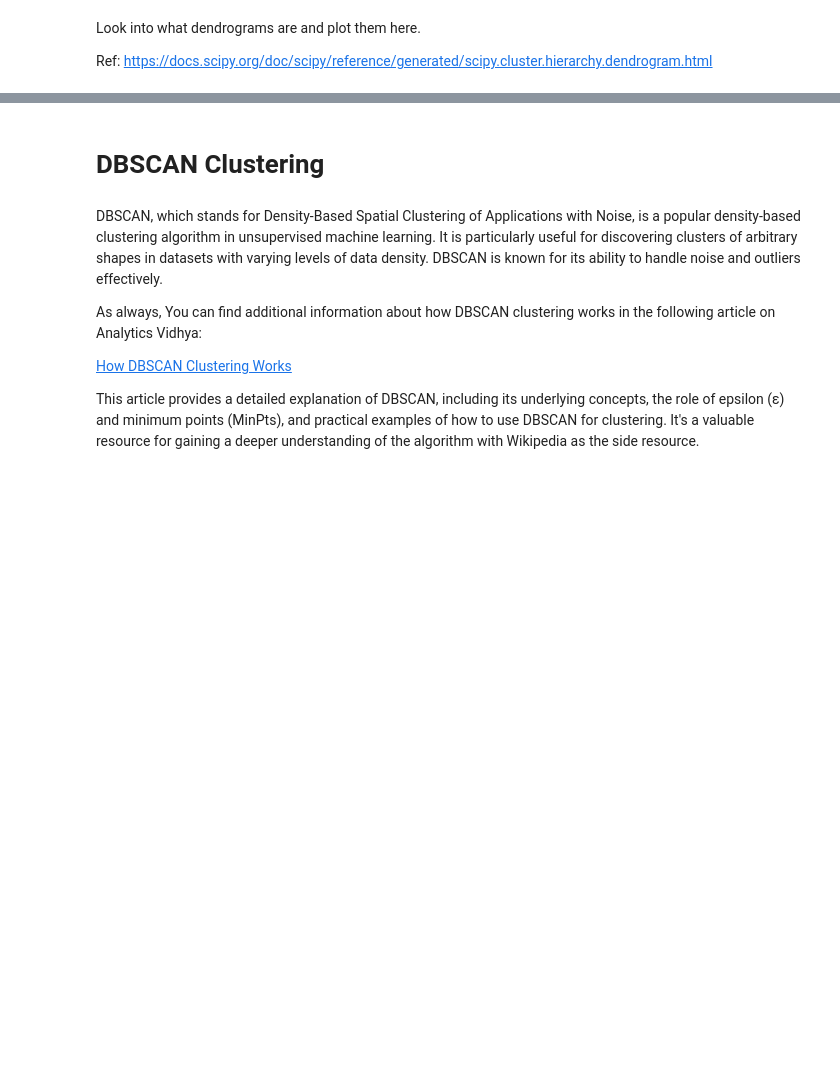
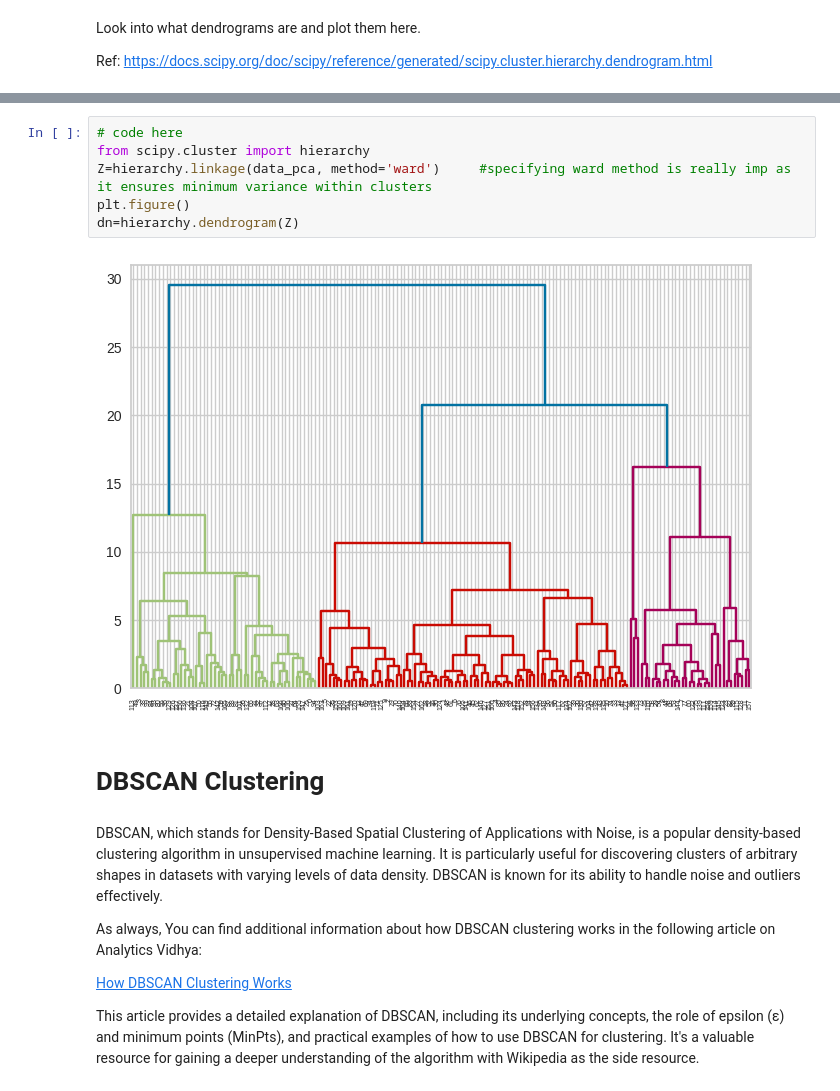
Before and after one commit to Vrushti07/Synapse, a Jupyter notebook: Copy_of_Synapse_LP_Task_3_.ipynb, the cells around one changed output, grey strips where cells are left out. Drawn from its saved outputs; the diff is of its cells as text; blank space fills up the shorter version.

```diff
--- a/Copy_of_Synapse_LP_Task_3_.ipynb
+++ b/Copy_of_Synapse_LP_Task_3_.ipynb
@@ -361,3 +415,11 @@ Ref: https://docs.scipy.org/doc/scipy/reference/generated/scipy.cluster.hierarch
+# %%
+# code here
+from scipy.cluster import hierarchy
+Z=hierarchy.linkage(data_pca, method='ward')     #specifying ward method is really imp as it ensures minimum variance within clusters
+plt.figure()
+dn=hierarchy.dendrogram(Z)
+# %% [output]
+[figure, added]
 # %% [markdown]
 # DBSCAN Clustering
 # %% [markdown]
```
Also changed, not shown: parts of 27 cells of this notebook.
